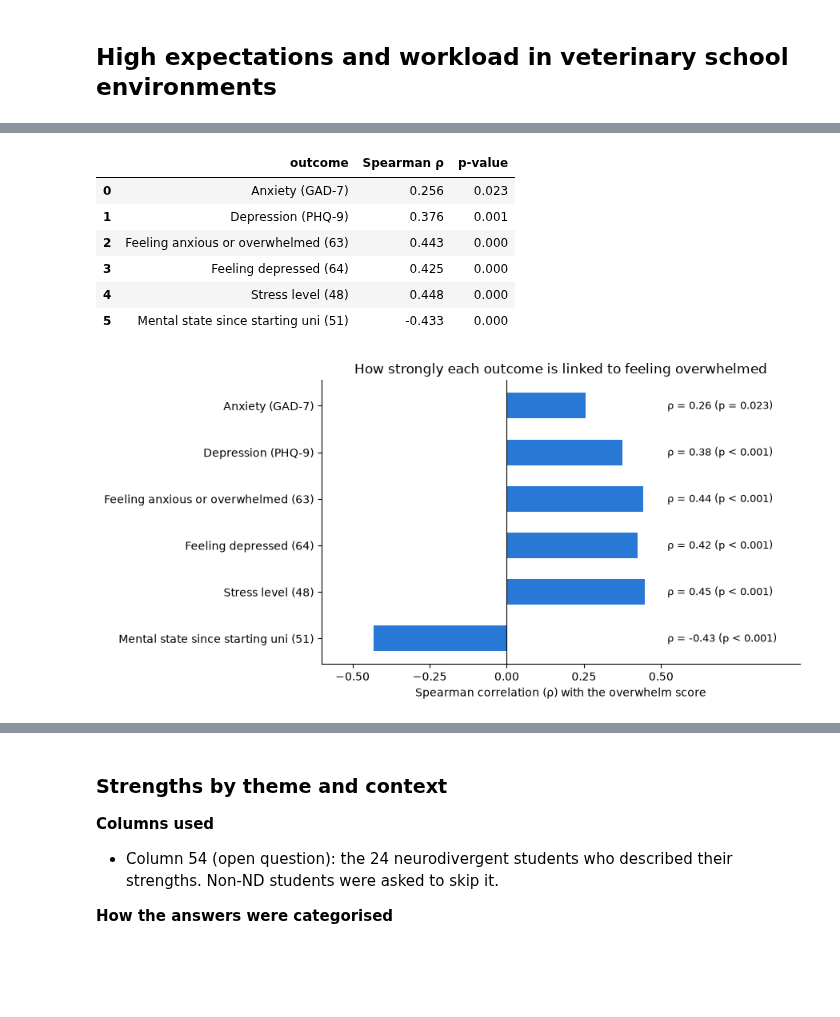
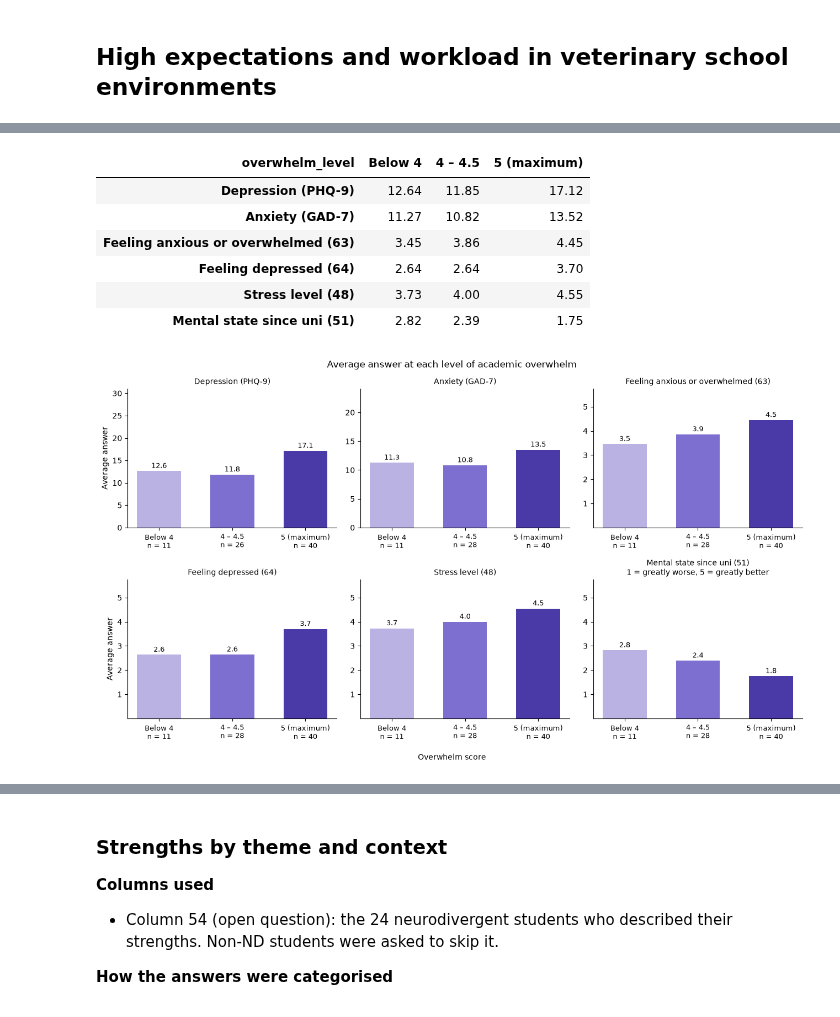
Before and after one commit to CarlaOnate/data-analysis-mental-health-veterinary-medicine-thesis, a Jupyter notebook: eba.ipynb, the cells around one changed output, grey strips where cells are left out. Saved outputs shown, nothing was run; the diff lists cells and outputs as text; code cells hidden in the pictures; blank space fills up the shorter version.

Commit message:
fix: removed unnecessary statistical tests and replaced them with limitation regrading sample size

```diff
--- a/eba.ipynb
+++ b/eba.ipynb
@@ -692,12 +552,11 @@ rows = []
 for name, col in QUESTIONS:
     low = df.loc[~df["high_overwhelm"], col].dropna()
     high = df.loc[df["high_overwhelm"], col].dropna()
-    # Mann-Whitney U test: do the high-overwhelm students tend to give higher answers?
     rows.append({
         "question": name.replace("\n", " "),
         "low/moderate overwhelm average": low.mean(),
         "high overwhelm average": high.mean(),
-        "p-value": stats.mannwhitneyu(high, low).pvalue,
+        "difference": high.mean() - low.mean(),
     })
 averages = pd.DataFrame(rows)
 display(averages.round(3))
@@ -761,47 +611,48 @@ High overwhelm: 68 students, low/moderate overwhelm: 11 students
 # %%
-# Spearman correlation: does each outcome go up (or down) as the overwhelm score goes up?
-ALL_OUTCOMES = [
-    ("Anxiety (GAD-7)", "gad7_total"),
-    ("Depression (PHQ-9)", "phq9_total"),
-    ("Feeling anxious or overwhelmed (63)", "63"),
-    ("Feeling depressed (64)", "64"),
-    ("Stress level (48)", "48"),
-    ("Mental state since starting uni (51)", "51"),
+# Overwhelm score in three levels, to see whether each outcome changes as overwhelm goes up
+LEVEL_ORDER = ["Below 4", "4 – 4.5", "5 (maximum)"]
+LEVEL_COLORS = ["#b9b2e3", "#7d6fcf", HIGH_COLOR]  # light to dark: more overwhelm
+df["overwhelm_level"] = pd.cut(df["overwhelm"], [0, 3.75, 4.75, 5], labels=LEVEL_ORDER)
+
+ALL_OUTCOMES = [  # (name, column, highest possible answer)
+    ("Depression (PHQ-9)", "phq9_total", 27),
+    ("Anxiety (GAD-7)", "gad7_total", 21),
+    ("Feeling anxious or overwhelmed (63)", "63", 5),
+    ("Feeling depressed (64)", "64", 5),
+    ("Stress level (48)", "48", 5),
+    ("Mental state since uni (51)\n1 = greatly worse, 5 = greatly better", "51", 5),
 ]
+level_means = df.groupby("overwhelm_level", observed=False)[[col for _, col, _ in ALL_OUTCOMES]].mean()
+display(level_means.set_axis([name.split("\n")[0] for name, _, _ in ALL_OUTCOMES], axis=1).T.round(2))
 
-rows = []
-for name, col in ALL_OUTCOMES:
-    rho, p = stats.spearmanr(df["overwhelm"], df[col], nan_policy="omit")
-    rows.append({"outcome": name, "Spearman ρ": rho, "p-value": p})
-correlations = pd.DataFrame(rows)
-display(correlations.round(3))
-
-fig, ax = plt.subplots(figsize=(9, 4.5))
-y = range(len(ALL_OUTCOMES))
-ax.barh(list(y), correlations["Spearman ρ"], height=0.55, color=ND_COLOR)
-for i, (rho, p) in enumerate(zip(correlations["Spearman ρ"], correlations["p-value"])):
-    p_text = "p < 0.001" if p < 0.001 else f"p = {p:.3f}"
-    ax.text(0.52, i, f"ρ = {rho:.2f} ({p_text})", va="center", fontsize=9)
-
-ax.axvline(0, color="black", linewidth=0.8)
-ax.set_yticks(list(y), correlations["outcome"])
-ax.invert_yaxis()
-ax.set_xlim(-0.6, 0.95)
-ax.set_xticks([-0.5, -0.25, 0, 0.25, 0.5])
-ax.set_xlabel("Spearman correlation (ρ) with the overwhelm score")
-ax.set_title("How strongly each outcome is linked to feeling overwhelmed")
-ax.spines[["top", "right"]].set_visible(False)
+fig, axes = plt.subplots(2, 3, figsize=(13, 7.5))
+for ax, (name, col, max_score) in zip(axes.flat, ALL_OUTCOMES):
+    ns = df.dropna(subset=[col])["overwhelm_level"].value_counts().reindex(LEVEL_ORDER)
+    bars = ax.bar(range(len(LEVEL_ORDER)), level_means[col], width=0.6, color=LEVEL_COLORS)
+    for bar, value in zip(bars, level_means[col]):
+        ax.annotate(f"{value:.1f}", (bar.get_x() + bar.get_width() / 2, value),
+                    xytext=(0, 4), textcoords="offset points", ha="center", fontsize=9)
+    ax.set_xticks(range(len(LEVEL_ORDER)), [f"{level}\nn = {k}" for level, k in zip(LEVEL_ORDER, ns)], fontsize=9)
+    ax.set_ylim(0, max_score * 1.15)
+    if max_score == 5:
+        ax.set_yticks([1, 2, 3, 4, 5])
+    ax.set_title(name, fontsize=10)
+    ax.spines[["top", "right"]].set_visible(False)
+for ax in axes[:, 0]:
+    ax.set_ylabel("Average answer")
+fig.supxlabel("Overwhelm score", fontsize=10)
+fig.suptitle("Average answer at each level of academic overwhelm")
 plt.tight_layout()
 plt.show()
 # %% [output]
-|  | outcome | Spearman ρ | p-value |
-| 0 | Anxiety (GAD-7) | 0.256 | 0.023 |
-| 1 | Depression (PHQ-9) | 0.376 | 0.001 |
-| 2 | Feeling anxious or overwhelmed (63) | 0.443 | 0.000 |
-| 3 | Feeling depressed (64) | 0.425 | 0.000 |
-| 4 | Stress level (48) | 0.448 | 0.000 |
-| 5 | Mental state since starting uni (51) | -0.433 | 0.000 |
+| overwhelm_level | Below 4 | 4 – 4.5 | 5 (maximum) |
+| Depression (PHQ-9) | 12.64 | 11.85 | 17.12 |
+| Anxiety (GAD-7) | 11.27 | 10.82 | 13.52 |
+| Feeling anxious or overwhelmed (63) | 3.45 | 3.86 | 4.45 |
+| Feeling depressed (64) | 2.64 | 2.64 | 3.70 |
+| Stress level (48) | 3.73 | 4.00 | 4.55 |
+| Mental state since uni (51) | 2.82 | 2.39 | 1.75 |
-[figure, old version]
+[figure, new version]
 # %% [markdown]
 ## Distress and wellbeing by year of study
 
```
Also changed, not shown: parts of 28 cells of this notebook, 1 other file.
